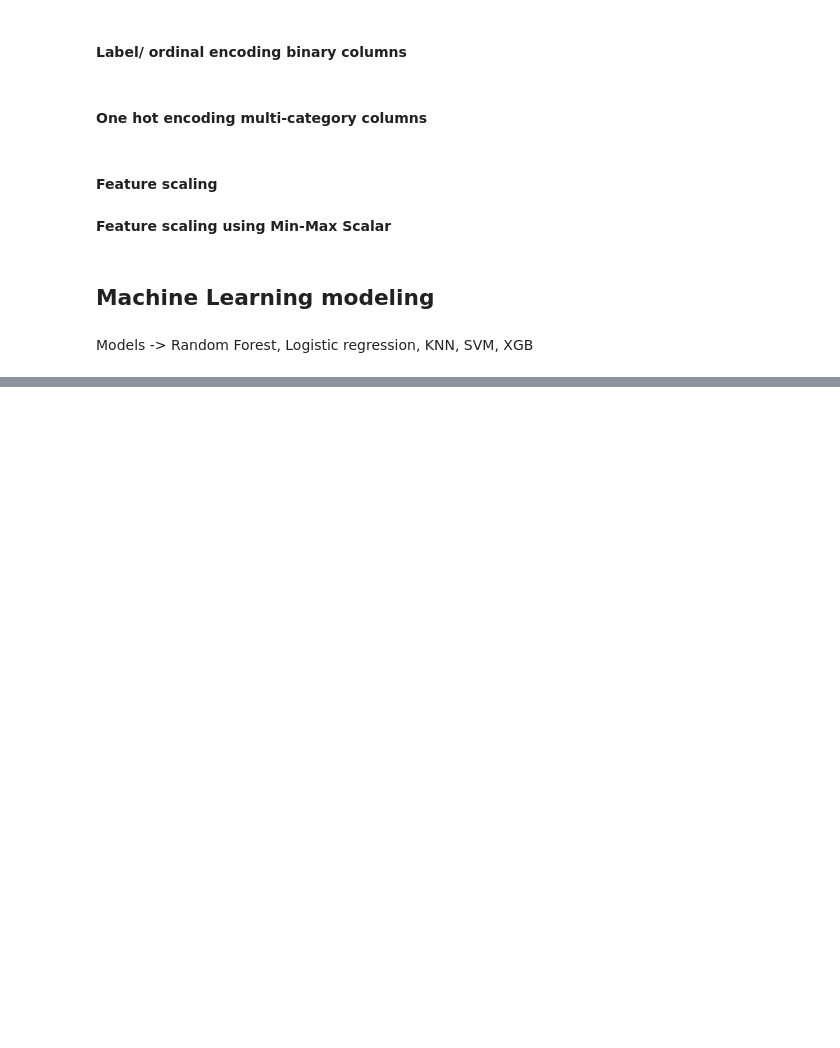
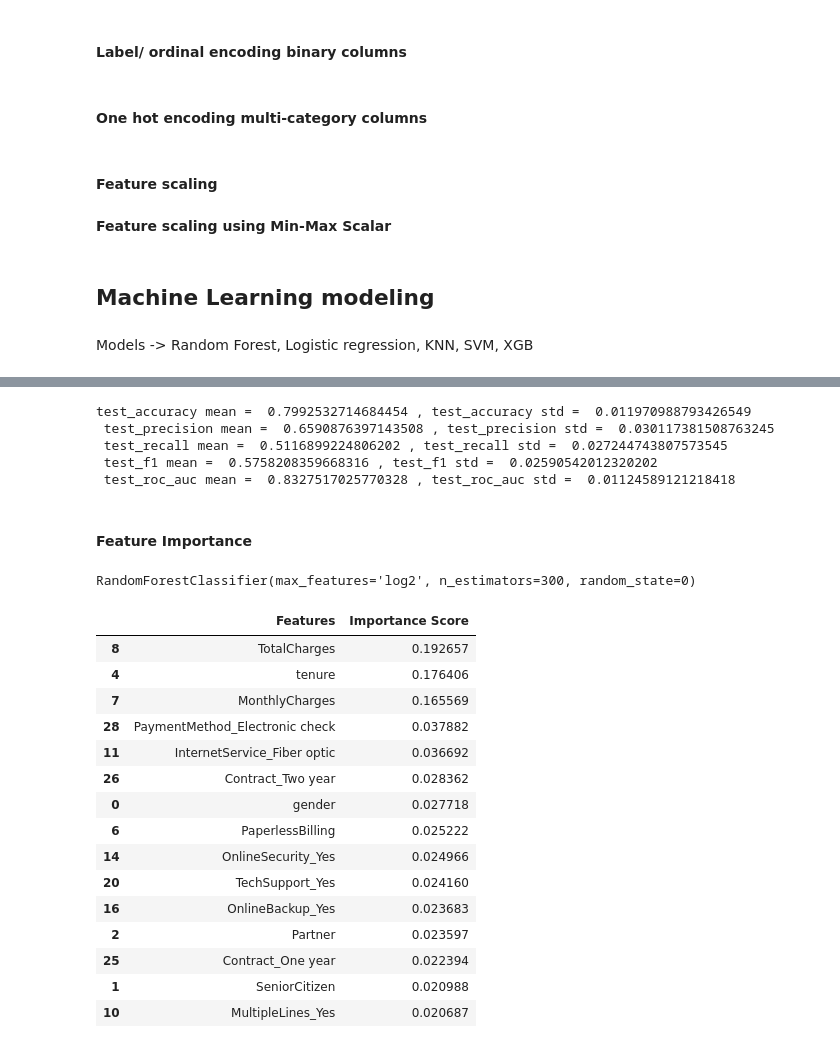
Before and after one commit to budhochat/Predicting-Customer-churn, a Jupyter notebook: Customer_churn_prediction.ipynb, the cells around one changed output, grey strips where cells are left out. Saved outputs shown, nothing was run; the diff lists cells and outputs as text; code cells hidden in the pictures; blank space fills up the shorter version.

```diff
--- a/Customer_churn_prediction.ipynb
+++ b/Customer_churn_prediction.ipynb
@@ -327,0 +423,15 @@ Wall time: 36.7 s
+# %%
+print_CV_eval(scores_RF)
+# %% [output]
+test_accuracy mean =  0.7992532714684454 , test_accuracy std =  0.011970988793426549
+ test_precision mean =  0.6590876397143508 , test_precision std =  0.030117381508763245
+ test_recall mean =  0.5116899224806202 , test_recall std =  0.027244743807573545
+ test_f1 mean =  0.5758208359668316 , test_f1 std =  0.02590542012320202
+ test_roc_auc mean =  0.8327517025770328 , test_roc_auc std =  0.01124589121218418
+# %% [markdown]
+#### Feature Importance
+# %%
+RF_cls = RandomForestClassifier(n_estimators =  300, max_features =  'log2', random_state = 0)
+RF_cls.fit(X_sc,y)
+# %% [output]
+RandomForestClassifier(max_features='log2', n_estimators=300, random_state=0)
@@ -327,0 +441,20 @@ Wall time: 36.7 s
+# %%
+FI_sorted = Feat_Imp.sort_values(by=['Importance Score'], ascending=False)
+FI_sorted.head(15)
+# %% [output]
+|  | Features | Importance Score |
+| 8 | TotalCharges | 0.192657 |
+| 4 | tenure | 0.176406 |
+| 7 | MonthlyCharges | 0.165569 |
+| 28 | PaymentMethod_Electronic check | 0.037882 |
+| 11 | InternetService_Fiber optic | 0.036692 |
+| 26 | Contract_Two year | 0.028362 |
+| 0 | gender | 0.027718 |
+| 6 | PaperlessBilling | 0.025222 |
+| 14 | OnlineSecurity_Yes | 0.024966 |
+| 20 | TechSupport_Yes | 0.024160 |
+| 16 | OnlineBackup_Yes | 0.023683 |
+| 2 | Partner | 0.023597 |
+| 25 | Contract_One year | 0.022394 |
+| 1 | SeniorCitizen | 0.020988 |
+| 10 | MultipleLines_Yes | 0.020687 |
```
Also changed, not shown: parts of 95 cells of this notebook, 7 other files.
